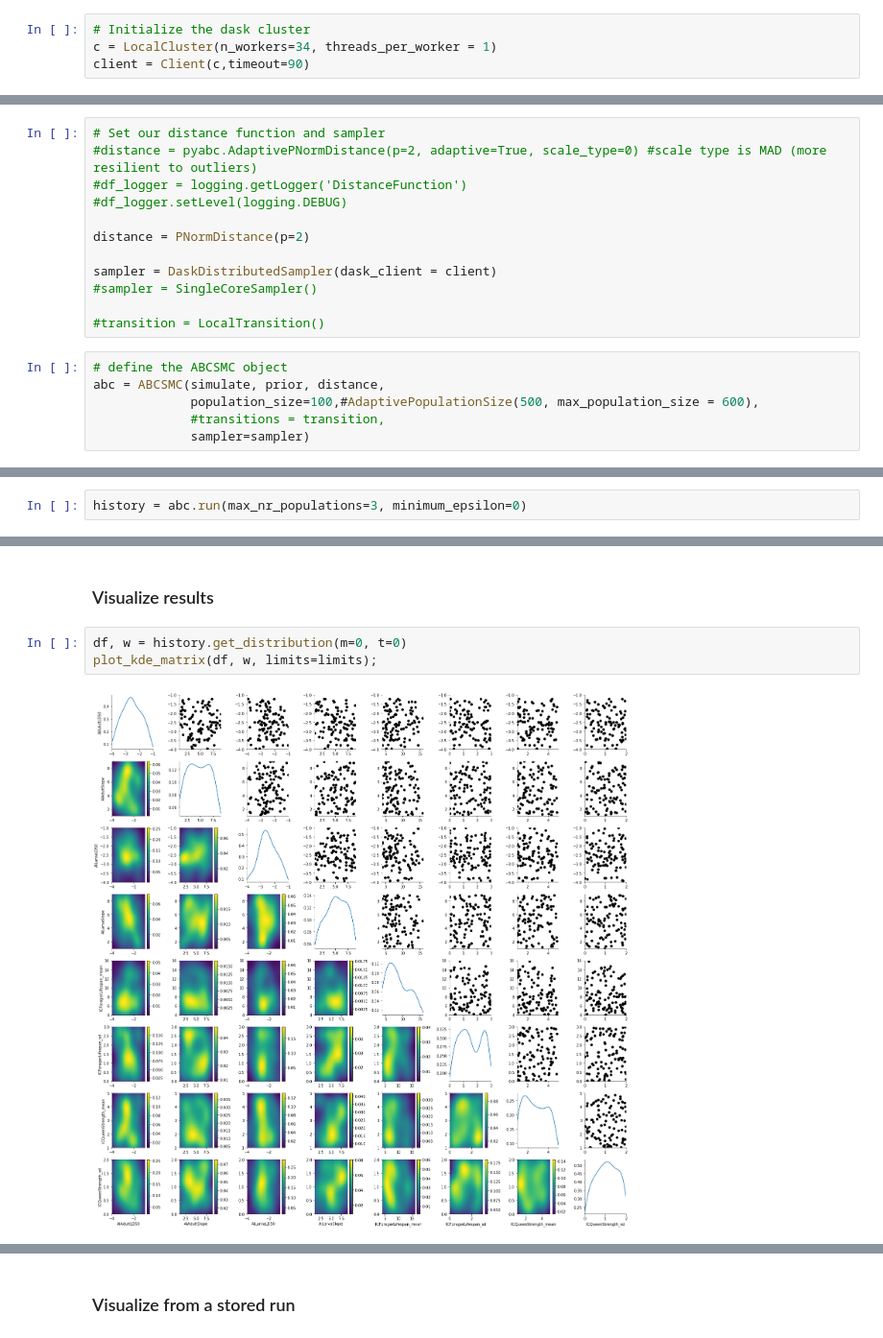
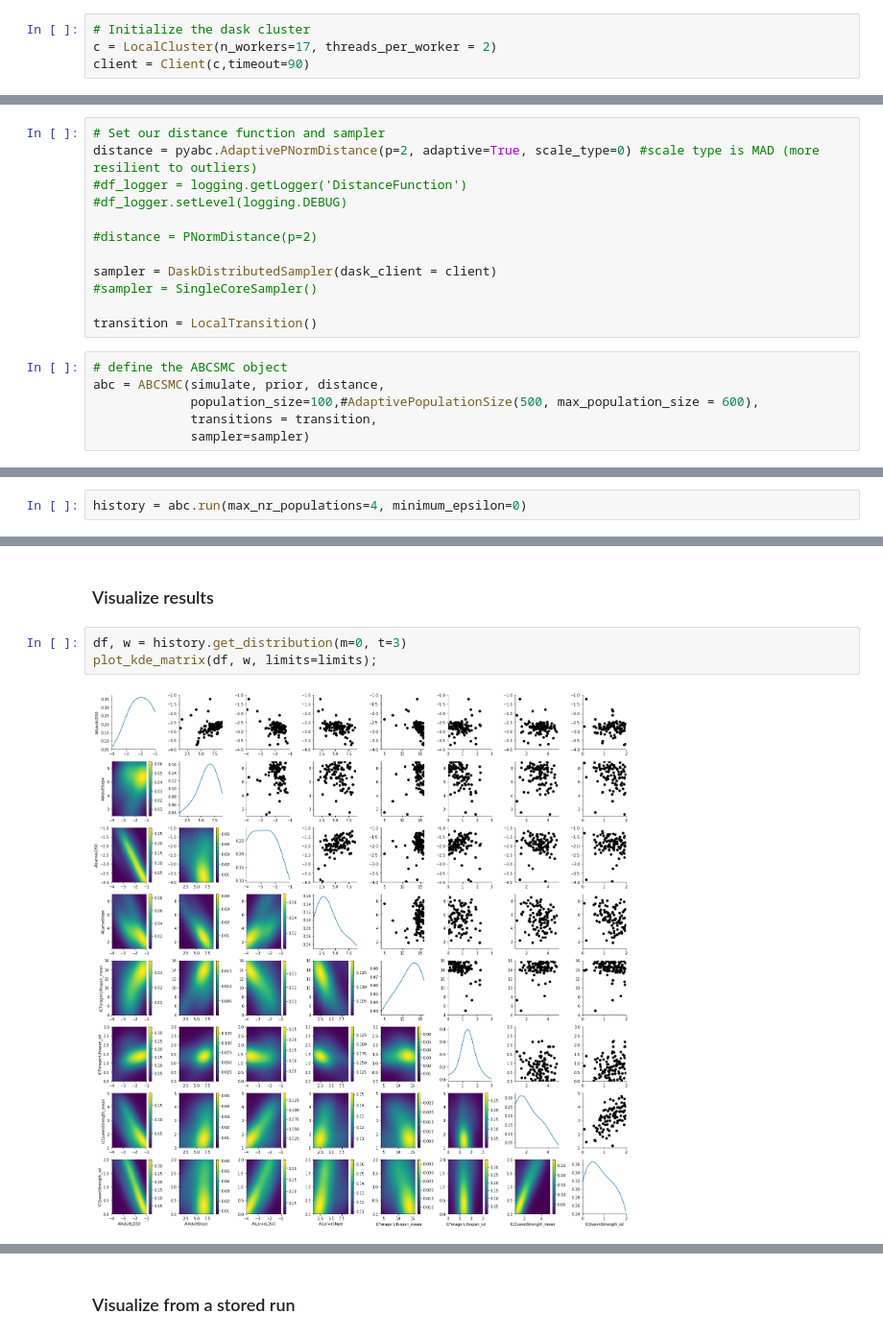
Before and after one commit to JeffreyMinucci/bee_neonic_abc, a Jupyter notebook: pyabc_test.ipynb, the cells around one changed output, grey strips where cells are left out. Shown at 96% size. Cells and saved outputs as stored; diff of their text form.

```diff
--- a/pyabc_test.ipynb
+++ b/pyabc_test.ipynb
@@ -25,7 +25,7 @@ from tools.DataSimulator import simulate
 ### Setting up the pyabc run
 # %%
 # Initialize the dask cluster
-c = LocalCluster(n_workers=34, threads_per_worker = 1)
+c = LocalCluster(n_workers=17, threads_per_worker = 2)
 client = Client(c,timeout=90)
 # %%
 # Read the study data into a dictionary
@@ -81,21 +81,21 @@ prior = Distribution(**{key: RV("uniform", a, b - a)
                         for key, (a,b) in priors.items()})
 # %%
 # Set our distance function and sampler
-#distance = pyabc.AdaptivePNormDistance(p=2, adaptive=True, scale_type=0) #scale type is MAD (more resilient to outliers)
+distance = pyabc.AdaptivePNormDistance(p=2, adaptive=True, scale_type=0) #scale type is MAD (more resilient to outliers)
 #df_logger = logging.getLogger('DistanceFunction')
 #df_logger.setLevel(logging.DEBUG)
 
-distance = PNormDistance(p=2)
+#distance = PNormDistance(p=2)
 
 sampler = DaskDistributedSampler(dask_client = client)
 #sampler = SingleCoreSampler()
 
-#transition = LocalTransition()
+transition = LocalTransition()
 # %%
 # define the ABCSMC object
 abc = ABCSMC(simulate, prior, distance,
              population_size=100,#AdaptivePopulationSize(500, max_population_size = 600),
-             #transitions = transition,
+             transitions = transition,
              sampler=sampler)
 # %%
 # Initialize a new ABC inference run
@@ -110,3 +110,3 @@ INFO:Epsilon:initial epsilon is 42685.619170830614
 # %%
-history = abc.run(max_nr_populations=3, minimum_epsilon=0)
+history = abc.run(max_nr_populations=4, minimum_epsilon=0)
 # %% [output]
@@ -131,7 +140,7 @@ history.get_distribution(m=0)
 # %% [markdown]
 ### Visualize results
 # %%
-df, w = history.get_distribution(m=0, t=0)
+df, w = history.get_distribution(m=0, t=3)
 plot_kde_matrix(df, w, limits=limits);
 # %% [output]
-[figure, old version]
+[figure, new version]
```
Also changed, not shown: parts of 19 cells of this notebook.
